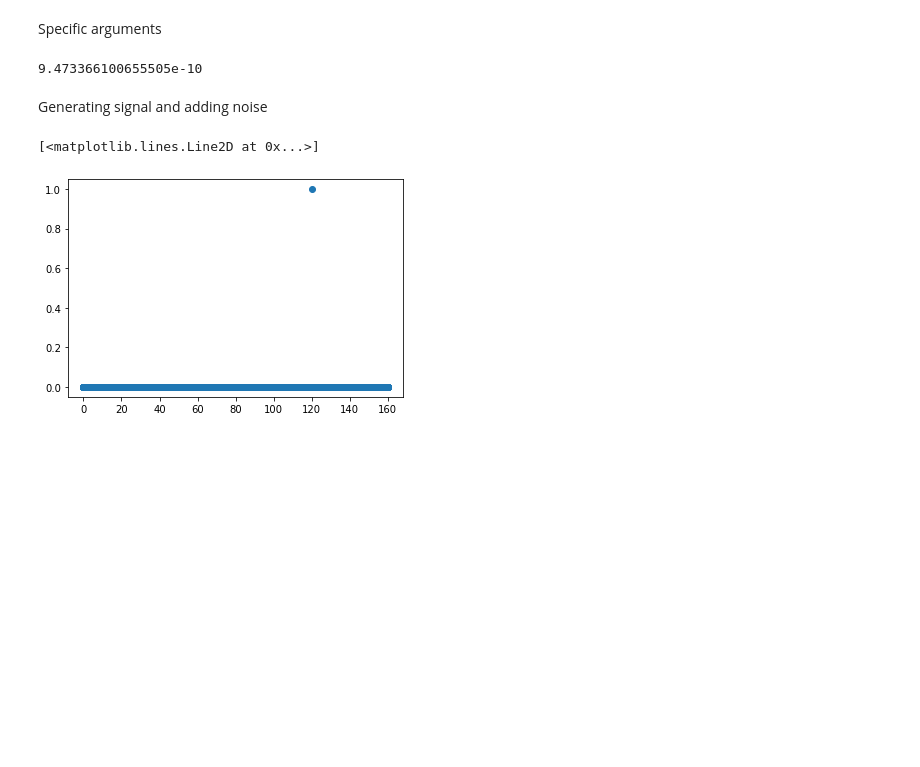
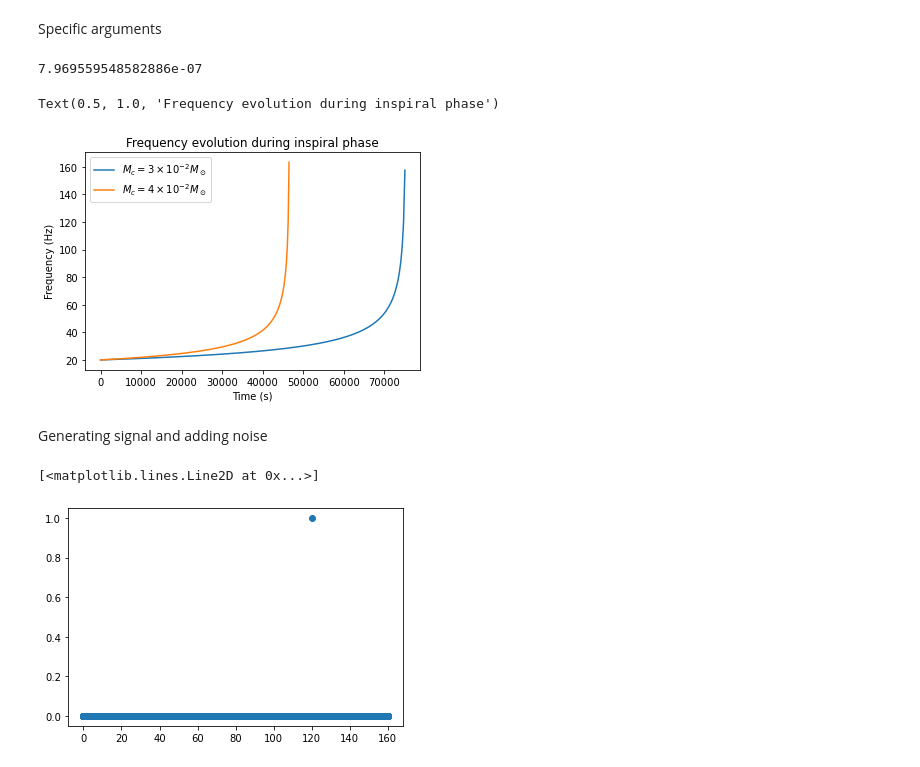
Before and after one commit to Lu-Neil/PBHs, a Jupyter notebook: Resampling/Ratio curve.ipynb, the cells around one changed output. Drawn from its saved outputs; the diff is of its cells as text; code cells hidden in the pictures; blank space fills up the shorter version.

```diff
--- a/Resampling/Ratio curve.ipynb
+++ b/Resampling/Ratio curve.ipynb
@@ -10,22 +10,38 @@ pi = np.pi
 const = 96/5*pi**(8/3)*(G/c**3)**(5/3)
 # %% [markdown]
 Specific arguments
+# %%
+f0 = 20
+Mc = 1e-2* 2e30
+f_max = 200
+T_obs = 1e4
+pad_len = int(323.4*T_obs) #~0.01 added length to resampled data
+beta = const*f0**(8/3)*Mc**(5/3)
+# %%
+beta
+# %% [output]
+7.969559548582886e-07
 # %%
-f0 = 120
-Mc = 1e-5* 2e30
-f_max = 200
-T_obs = 1e4
-pad_len = int(323.4*T_obs) #~0.01 added length to resampled data
-beta = const*f0**(8/3)*Mc**(5/3)
-
 f_signal = 40*f_max
 nt = round(f_signal*T_obs)
 t = np.arange(nt)/f_signal
 f_ratio = 25
-# %%
-beta
-# %% [output]
-9.473366100655505e-10
+# %%
+def f_calc(t, beta, f0):
+    return f0*(1-8/3*beta*t)**(-3/8)
+
+tspace = np.logspace(0, 6, 3000)
+beta1 = const*f0**(8/3)*(4e-2*2e30)**(5/3)
+pl.plot(tspace, f_calc(tspace, beta, f0), label=r'$M_c=3 \times 10^{-2}M_\odot$')
+pl.plot(tspace, f_calc(tspace, beta1, f0), label=r'$M_c=4 \times 10^{-2}M_\odot$')
+# pl.ylim(10, 200)
+pl.legend()
+pl.xlabel("Time (s)")
+pl.ylabel("Frequency (Hz)")
+pl.title("Frequency evolution during inspiral phase")
+# %% [output]
+Text(0.5, 1.0, 'Frequency evolution during inspiral phase')
+[figure, added]
 # %% [markdown]
 Generating signal and adding noise
 # %%
```
Also changed, not shown: 46 other files.
